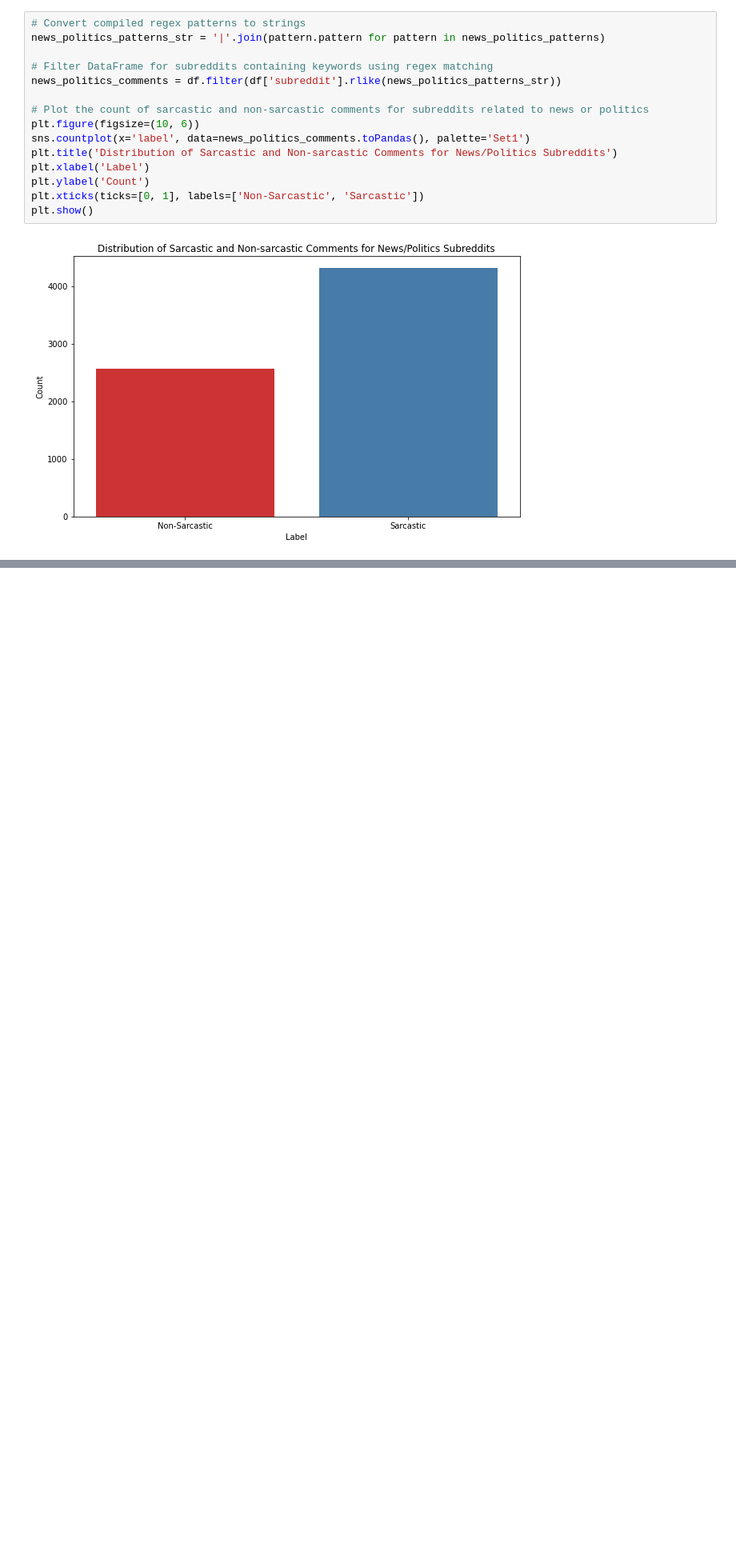
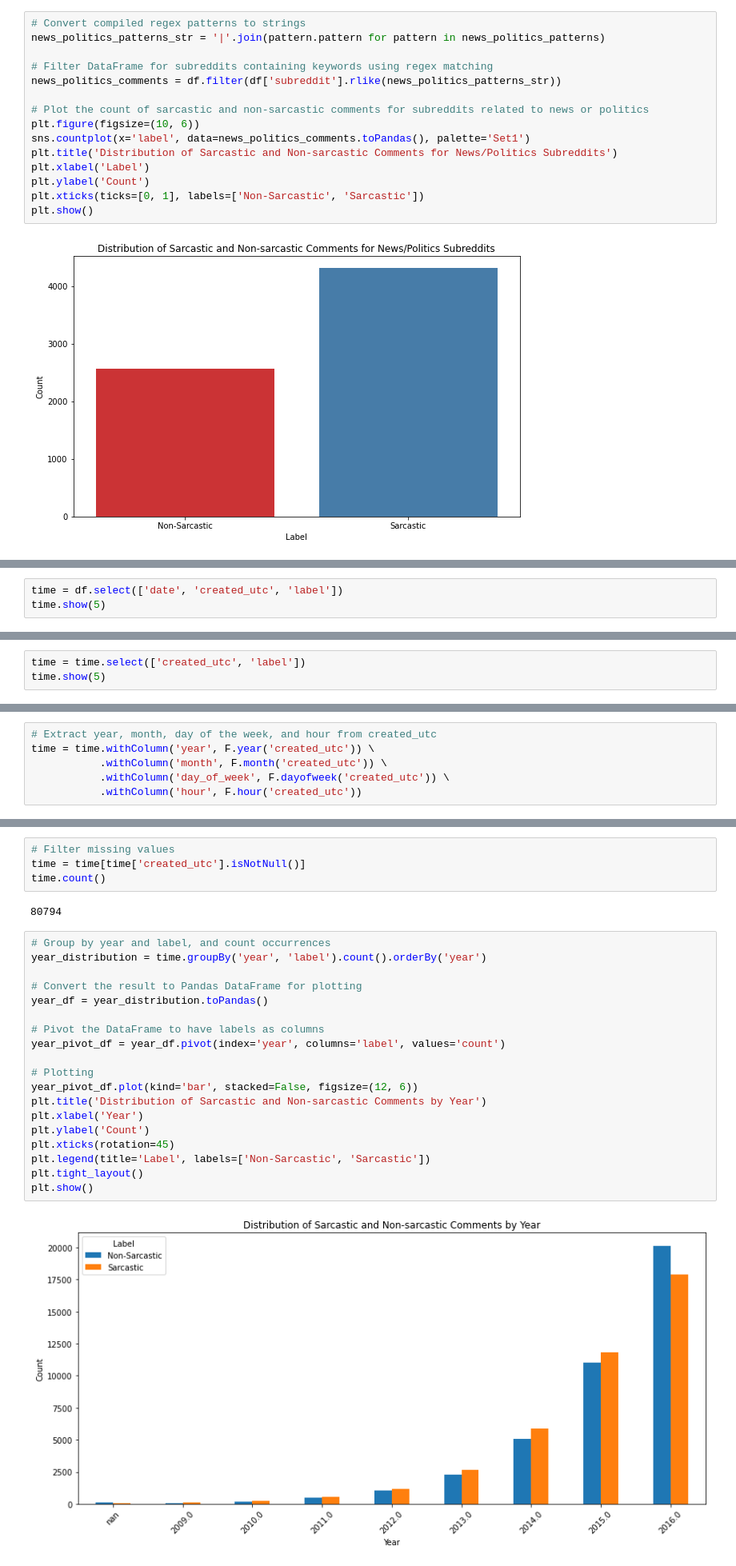
Before and after one commit to brianellis1997/Sarcasm_PySpark, a Jupyter notebook: Project_Test.ipynb, the cells around one changed output, grey strips where cells are left out. Shown: that part at 80% size. Saved outputs shown, nothing was run; the diff lists cells and outputs as text; blank space fills up the shorter version.

Commit message:
Feature engineered datetime variables and visualized distribution of sarcastic comments

```diff
--- a/Project_Test.ipynb
+++ b/Project_Test.ipynb
@@ -433,0 +436,3 @@ plt.show()
+# %%
+time = df.select(['date', 'created_utc', 'label'])
+time.show(5)
@@ -433,0 +452,3 @@ plt.show()
+# %%
+time = time.select(['created_utc', 'label'])
+time.show(5)
@@ -433,0 +466,6 @@ plt.show()
+# %%
+# Extract year, month, day of the week, and hour from created_utc
+time = time.withColumn('year', F.year('created_utc')) \
+           .withColumn('month', F.month('created_utc')) \
+           .withColumn('day_of_week', F.dayofweek('created_utc')) \
+           .withColumn('hour', F.hour('created_utc'))
@@ -433,0 +489,27 @@ plt.show()
+# %%
+# Filter missing values
+time = time[time['created_utc'].isNotNull()]
+time.count()
+# %% [output]
+80794
+# %%
+# Group by year and label, and count occurrences
+year_distribution = time.groupBy('year', 'label').count().orderBy('year')
+
+# Convert the result to Pandas DataFrame for plotting
+year_df = year_distribution.toPandas()
+
+# Pivot the DataFrame to have labels as columns
+year_pivot_df = year_df.pivot(index='year', columns='label', values='count')
+
+# Plotting
+year_pivot_df.plot(kind='bar', stacked=False, figsize=(12, 6))
+plt.title('Distribution of Sarcastic and Non-sarcastic Comments by Year')
+plt.xlabel('Year')
+plt.ylabel('Count')
+plt.xticks(rotation=45)
+plt.legend(title='Label', labels=['Non-Sarcastic', 'Sarcastic'])
+plt.tight_layout()
+plt.show()
+# %% [output]
+[figure, added]
```
Also changed, not shown: parts of 9 cells of this notebook.
